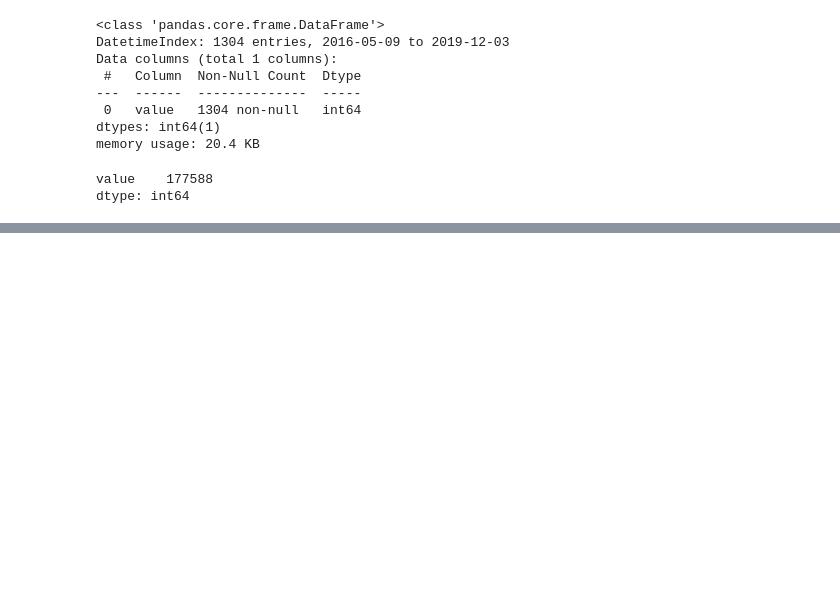
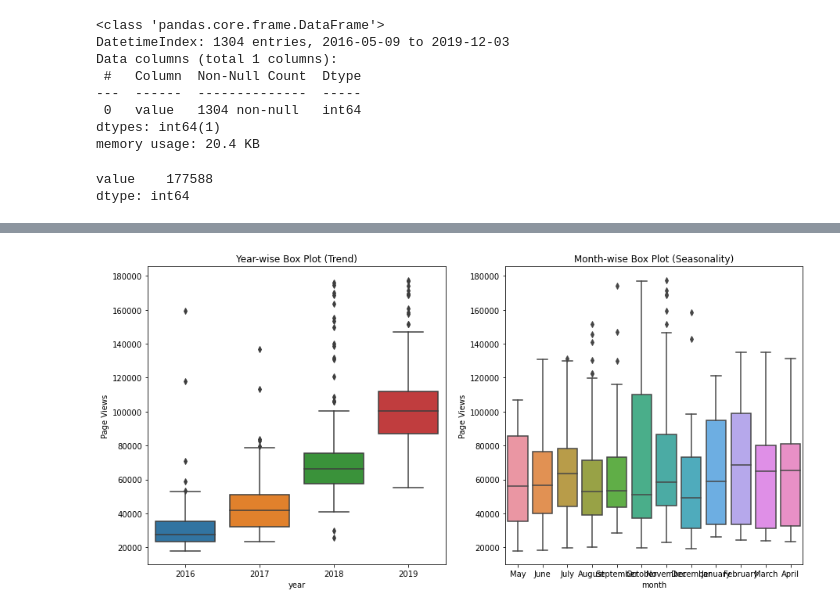
Before and after one commit to Yurhigz/Page_View_Time_Series_Visualizer, a Jupyter notebook: Page View series visualizer.ipynb, the cells around one changed output, grey strips where cells are left out. Cells and saved outputs as stored; diff of their text form; code cells hidden in the pictures; blank space fills up the shorter version.

```diff
--- a/Page View series visualizer.ipynb
+++ b/Page View series visualizer.ipynb
@@ -82,0 +99,11 @@ plt.show()
+# %%
+fig, ax = plt.subplots(1,2,figsize = (15,7))
+sns.boxplot(data = df, x = 'year' , y='value', ax=ax[0])
+sns.boxplot(data = df, x = 'month' , y='value',ax=ax[1])
+for axe in ax:
+    axe.set_ylabel('Page Views')
+ax[0].set_title('Year-wise Box Plot (Trend)')
+ax[1].set_title('Month-wise Box Plot (Seasonality)')
+plt.show()
+# %% [output]
+[figure, added]
```
Also changed, not shown: parts of 5 cells of this notebook.
